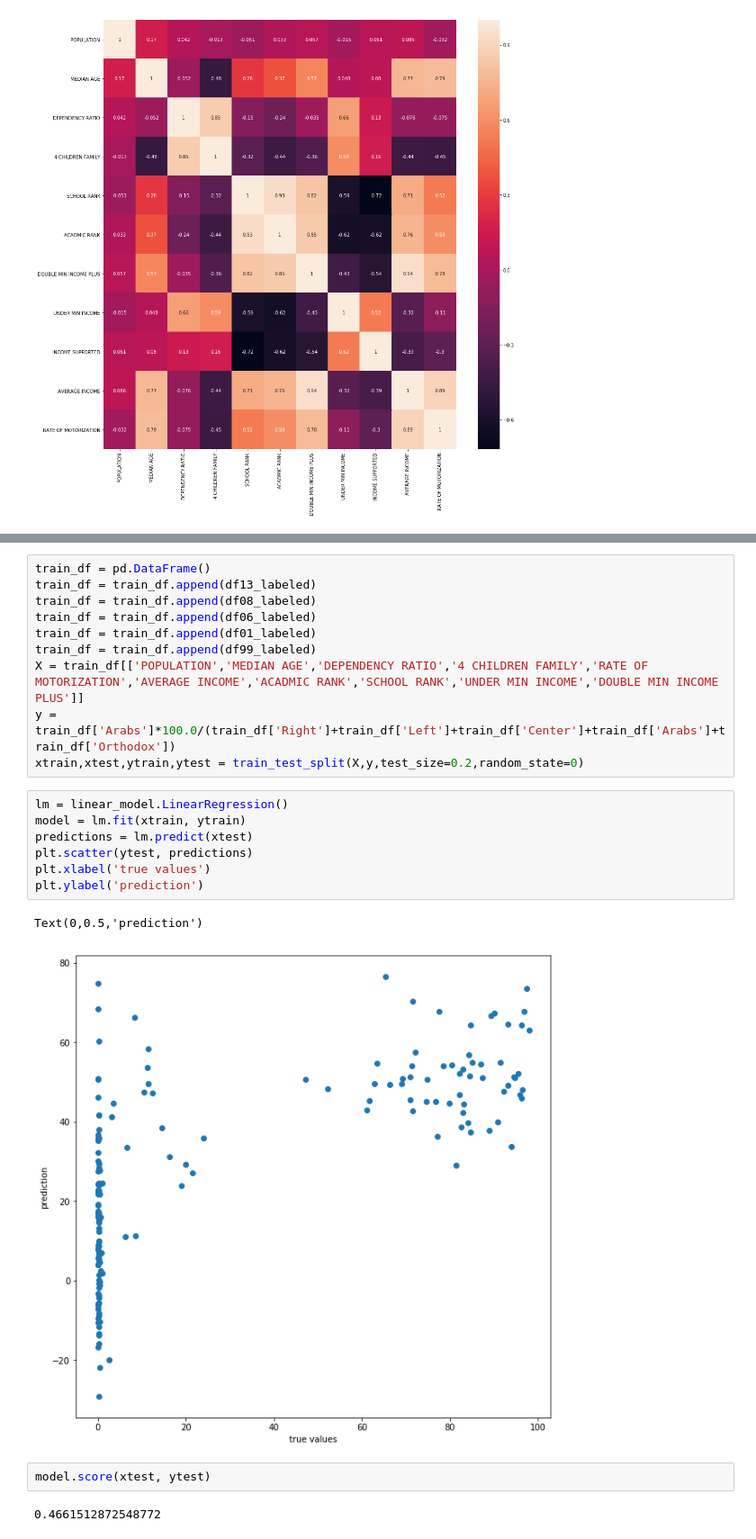
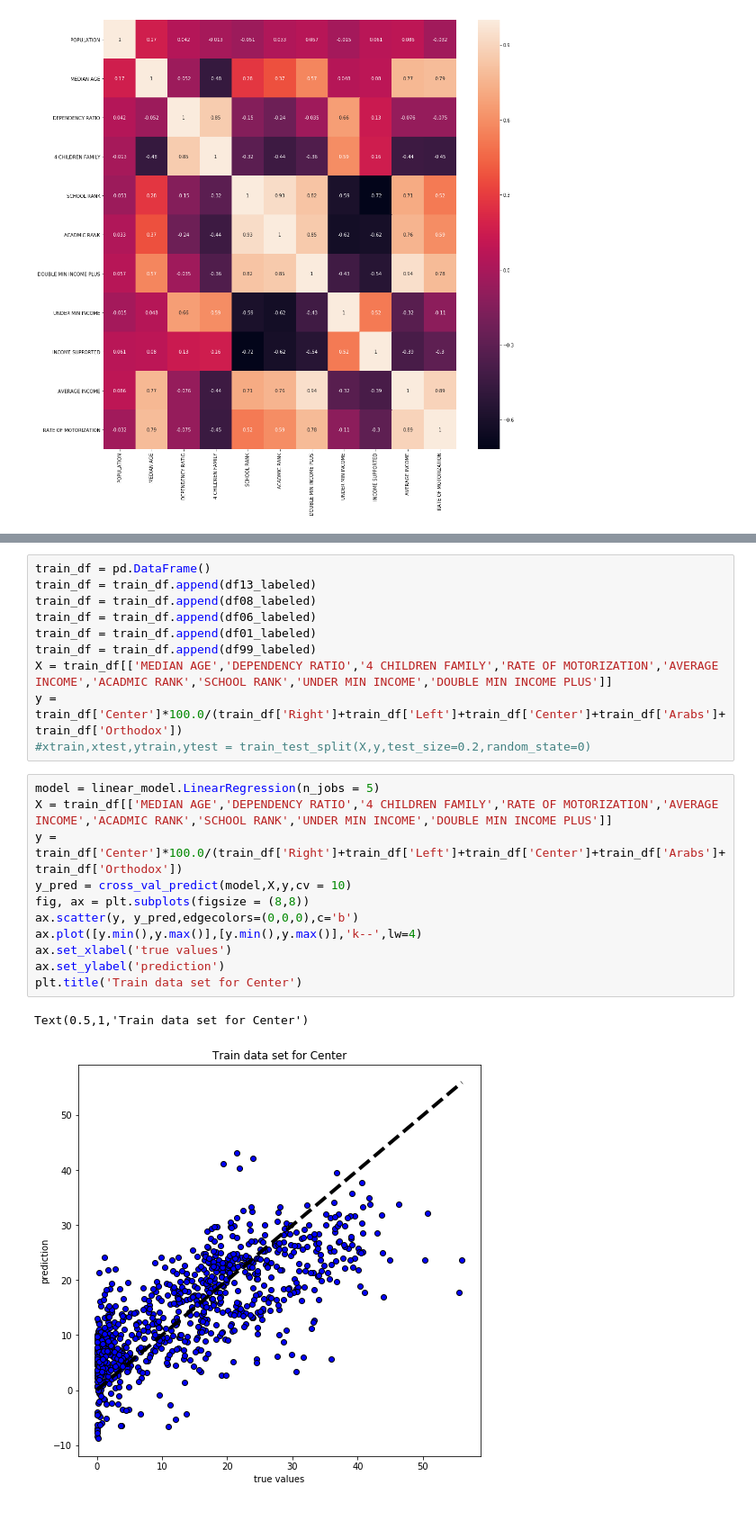
Before and after one commit to alexeyvasy/knesset-elections, a Jupyter notebook: parse_stats_to_csv.ipynb, the cells around one changed output, grey strips where cells are left out. Shown: that part at 90% size. Saved outputs shown, nothing was run; the diff lists cells and outputs as text; blank space fills up the shorter version.

```diff
--- a/parse_stats_to_csv.ipynb
+++ b/parse_stats_to_csv.ipynb
@@ -150,20 +117,20 @@ train_df = train_df.append(df08_labeled)
 train_df = train_df.append(df06_labeled)
 train_df = train_df.append(df01_labeled)
 train_df = train_df.append(df99_labeled)
-X = train_df[['POPULATION','MEDIAN AGE','DEPENDENCY RATIO','4 CHILDREN FAMILY','RATE OF MOTORIZATION','AVERAGE INCOME','ACADMIC RANK','SCHOOL RANK','UNDER MIN INCOME','DOUBLE MIN INCOME PLUS']]
-y = train_df['Arabs']*100.0/(train_df['Right']+train_df['Left']+train_df['Center']+train_df['Arabs']+train_df['Orthodox'])
-xtrain,xtest,ytrain,ytest = train_test_split(X,y,test_size=0.2,random_state=0)
+X = train_df[['MEDIAN AGE','DEPENDENCY RATIO','4 CHILDREN FAMILY','RATE OF MOTORIZATION','AVERAGE INCOME','ACADMIC RANK','SCHOOL RANK','UNDER MIN INCOME','DOUBLE MIN INCOME PLUS']]
+y = train_df['Center']*100.0/(train_df['Right']+train_df['Left']+train_df['Center']+train_df['Arabs']+train_df['Orthodox'])
+#xtrain,xtest,ytrain,ytest = train_test_split(X,y,test_size=0.2,random_state=0)
-# %%
-lm = linear_model.LinearRegression()
-model = lm.fit(xtrain, ytrain)
-predictions = lm.predict(xtest)
-plt.scatter(ytest, predictions)
-plt.xlabel('true values')
-plt.ylabel('prediction')
-# %% [output]
-Text(0,0.5,'prediction')
-[figure, removed]
-# %%
-model.score(xtest, ytest)
-# %% [output]
-0.4661512872548772
+# %%
+model = linear_model.LinearRegression(n_jobs = 5)
+X = train_df[['MEDIAN AGE','DEPENDENCY RATIO','4 CHILDREN FAMILY','RATE OF MOTORIZATION','AVERAGE INCOME','ACADMIC RANK','SCHOOL RANK','UNDER MIN INCOME','DOUBLE MIN INCOME PLUS']]
+y = train_df['Center']*100.0/(train_df['Right']+train_df['Left']+train_df['Center']+train_df['Arabs']+train_df['Orthodox'])
+y_pred = cross_val_predict(model,X,y,cv = 10)
+fig, ax = plt.subplots(figsize = (8,8))
+ax.scatter(y, y_pred,edgecolors=(0,0,0),c='b')
+ax.plot([y.min(),y.max()],[y.min(),y.max()],'k--',lw=4)
+ax.set_xlabel('true values')
+ax.set_ylabel('prediction')
+plt.title('Train data set for Center')
+# %% [output]
+Text(0.5,1,'Train data set for Center')
+[figure, added]
```
Also changed, not shown: parts of 13 cells of this notebook.
